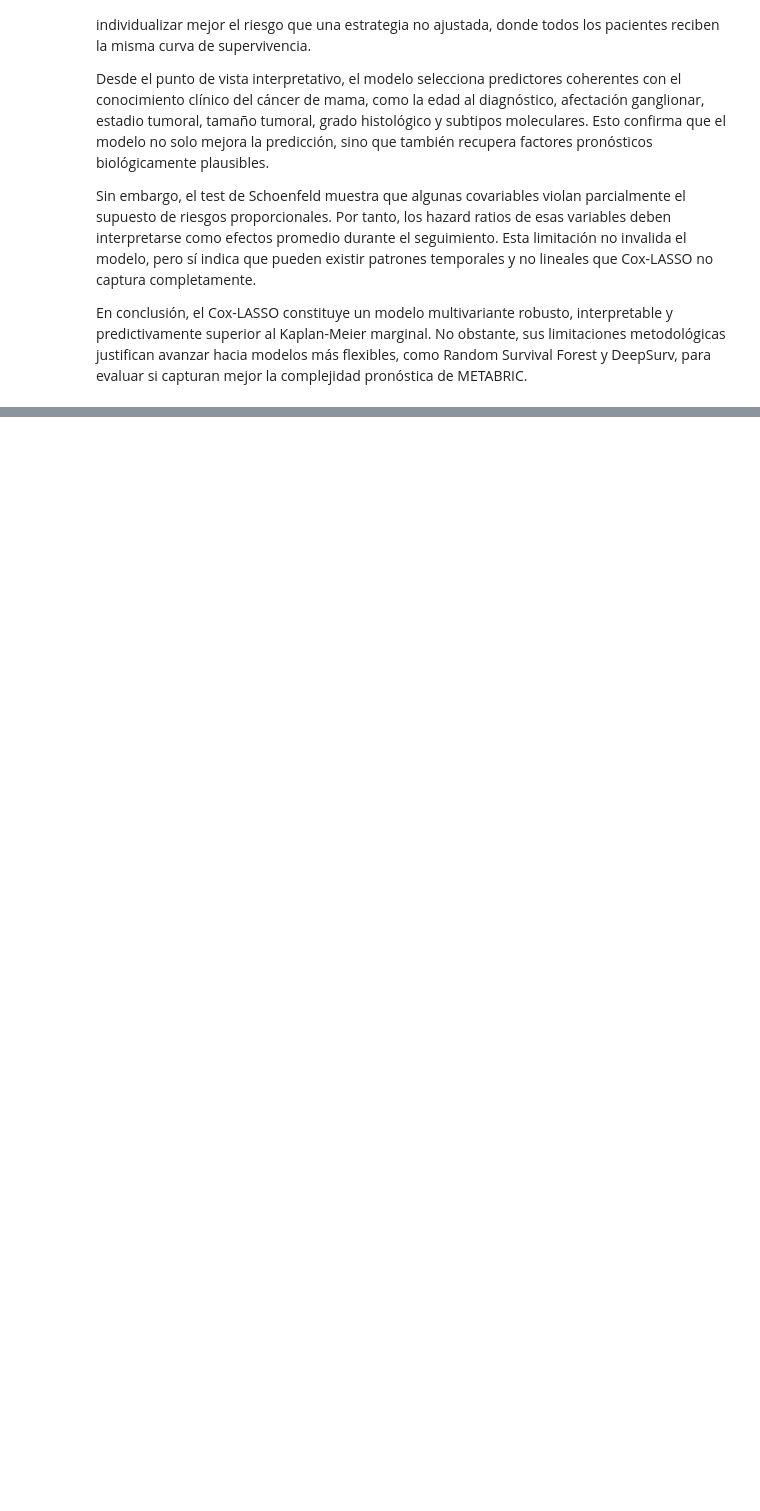
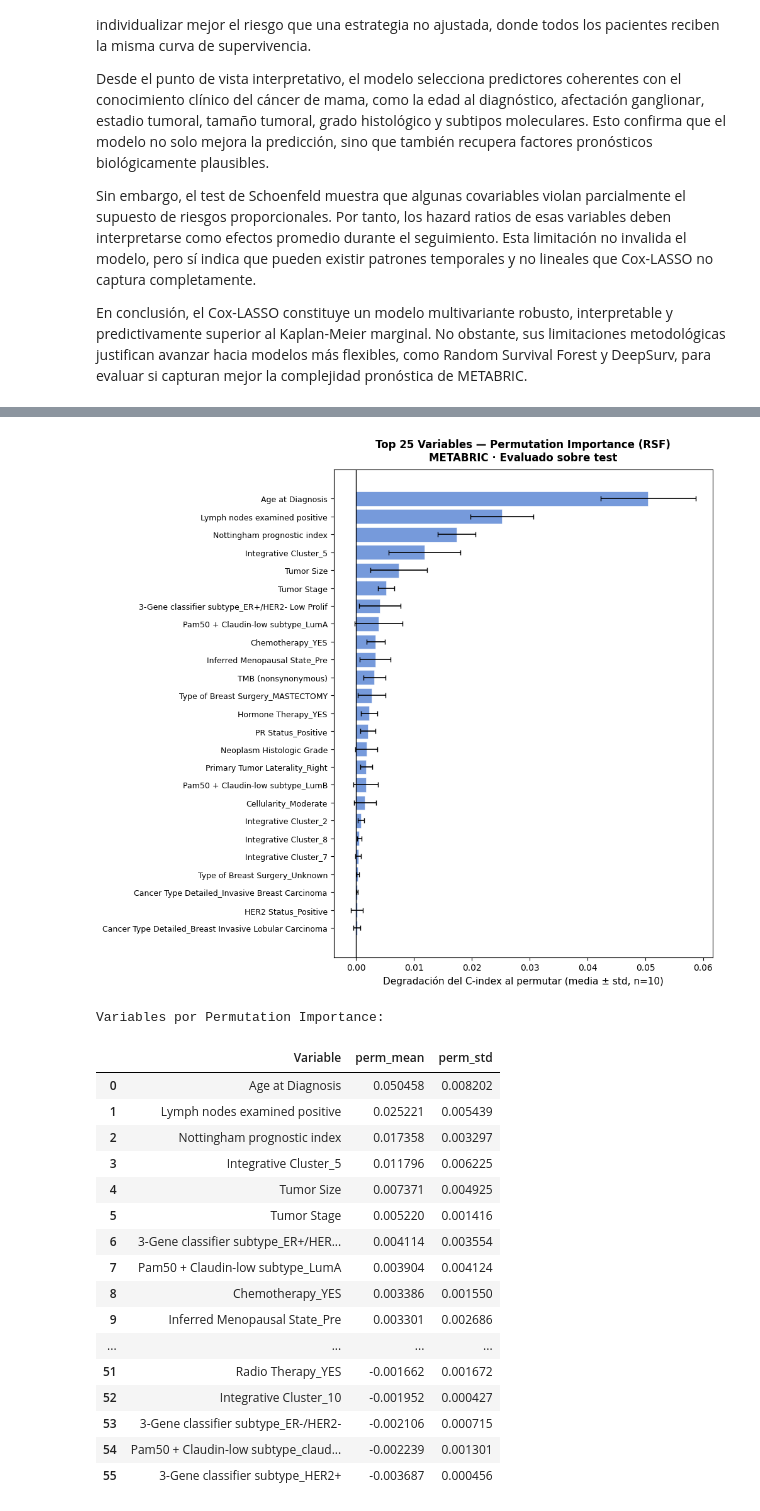
Before and after one commit to JulioUQ/TFM---Analisis-de-supervivencia-del-cancer, a Jupyter notebook: Modulo 3 - Diseño e implementacion del trabajo/code/METABRIC_Diseño_Implementacion_Modelos_inprogress.ipynb, the cells around one changed output, grey strips where cells are left out. Drawn from its saved outputs; the diff is of its cells as text; code cells hidden in the pictures; blank space fills up the shorter version.

```diff
--- a/Modulo 3 - Diseño e implementacion del trabajo/code/METABRIC_Diseño_Implementacion_Modelos_inprogress.ipynb
+++ b/Modulo 3 - Diseño e implementacion del trabajo/code/METABRIC_Diseño_Implementacion_Modelos_inprogress.ipynb
@@ -1336,0 +1960,57 @@ En conclusión, el Cox-LASSO constituye un modelo multivariante robusto, interpr
+# %%
+df_perm = pd.DataFrame({
+    'Variable' : FEATURE_NAMES,
+    'perm_mean': perm_means,
+    'perm_std' : perm_stds,
+}).sort_values('perm_mean', ascending=False).reset_index(drop=True)
+
+TOP_N = 25
+df_perm_top = df_perm.head(TOP_N)
+
+fig, ax = plt.subplots(figsize=(10, 9))
+
+ax.barh(
+    y     = df_perm_top['Variable'][::-1],
+    width = df_perm_top['perm_mean'][::-1],
+    xerr  = df_perm_top['perm_std'][::-1],
+    color = PALETTE['rsf'],
+    alpha=0.75,
+    capsize=3,
+    error_kw={'linewidth': 1.2},
+    edgecolor='white',
+    linewidth=0.5
+)
+ax.axvline(0, color='black', linewidth=1)
+
+ax.set_xlabel('Degradación del C-index al permutar (media ± std, n=10)', fontsize=11)
+ax.set_title(
+    f'Top {TOP_N} Variables — Permutation Importance (RSF)\nMETABRIC · Evaluado sobre test',
+    fontsize=12, fontweight='bold', pad=10
+)
+ax.tick_params(axis='y', labelsize=9)
+plt.tight_layout()
+plt.savefig(r'../images/Modelos/RSF/rsf_permutation_importance.png', dpi=150, bbox_inches='tight')
+plt.show()
+
+print('Variables por Permutation Importance:')
+display(df_perm)
+# %% [output]
+[figure, added]
+Variables por Permutation Importance:
+|  | Variable | perm_mean | perm_std |
+| 0 | Age at Diagnosis | 0.050458 | 0.008202 |
+| 1 | Lymph nodes examined positive | 0.025221 | 0.005439 |
+| 2 | Nottingham prognostic index | 0.017358 | 0.003297 |
+| 3 | Integrative Cluster_5 | 0.011796 | 0.006225 |
+| 4 | Tumor Size | 0.007371 | 0.004925 |
+| 5 | Tumor Stage | 0.005220 | 0.001416 |
+| 6 | 3-Gene classifier subtype_ER+/HER... | 0.004114 | 0.003554 |
+| 7 | Pam50 + Claudin-low subtype_LumA | 0.003904 | 0.004124 |
+| 8 | Chemotherapy_YES | 0.003386 | 0.001550 |
+| 9 | Inferred Menopausal State_Pre | 0.003301 | 0.002686 |
+| ... | ... | ... | ... |
+| 51 | Radio Therapy_YES | -0.001662 | 0.001672 |
+| 52 | Integrative Cluster_10 | -0.001952 | 0.000427 |
+| 53 | 3-Gene classifier subtype_ER-/HER2- | -0.002106 | 0.000715 |
+| 54 | Pam50 + Claudin-low subtype_claud... | -0.002239 | 0.001301 |
+| 55 | 3-Gene classifier subtype_HER2+ | -0.003687 | 0.000456 |
```
Also changed, not shown: parts of 43 cells of this notebook, 10 other files.
